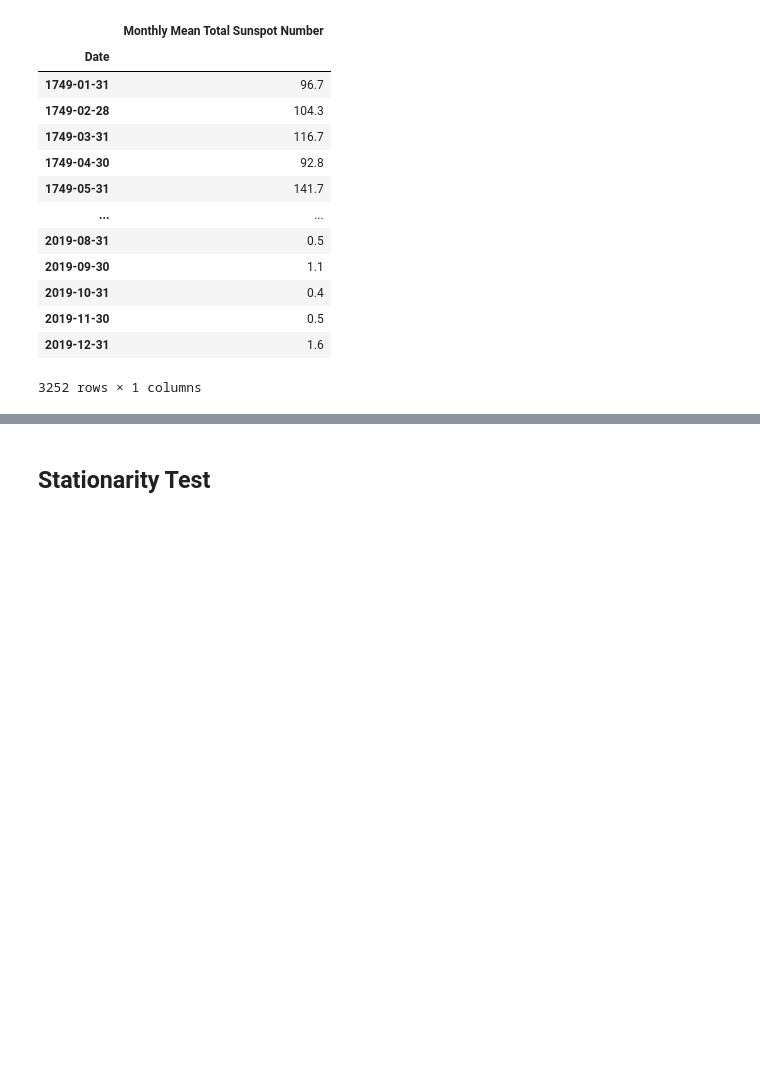
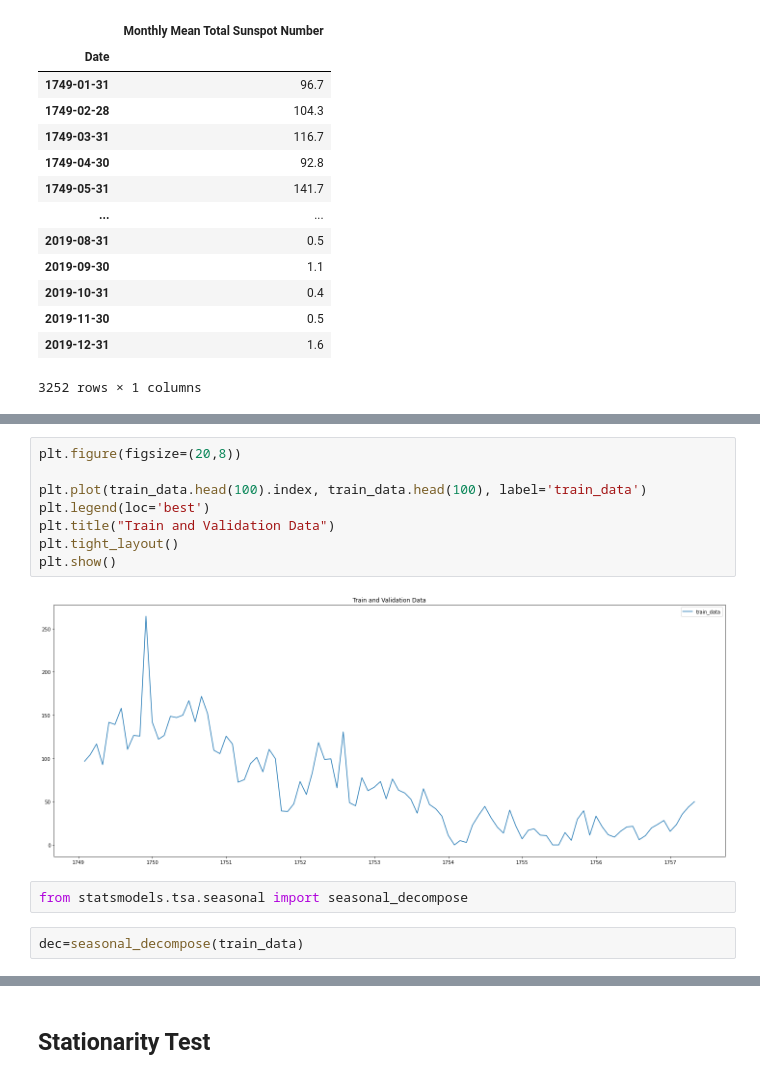
Before and after one commit to iasarthak/Time-Series-Practice, a Jupyter notebook: Sunspot TS.ipynb, the cells around one changed output, grey strips where cells are left out. Cells and saved outputs as stored; diff of their text form; blank space fills up the shorter version.

```diff
--- a/Sunspot TS.ipynb
+++ b/Sunspot TS.ipynb
@@ -96,0 +102,14 @@ plt.show()
+# %%
+plt.figure(figsize=(20,8))
+
+plt.plot(train_data.head(100).index, train_data.head(100), label='train_data')
+plt.legend(loc='best')
+plt.title("Train and Validation Data")
+plt.tight_layout()
+plt.show()
+# %% [output]
+[figure, added]
+# %%
+from statsmodels.tsa.seasonal import seasonal_decompose
+# %%
+dec=seasonal_decompose(train_data)
```
Also changed, not shown: parts of 32 cells of this notebook.
